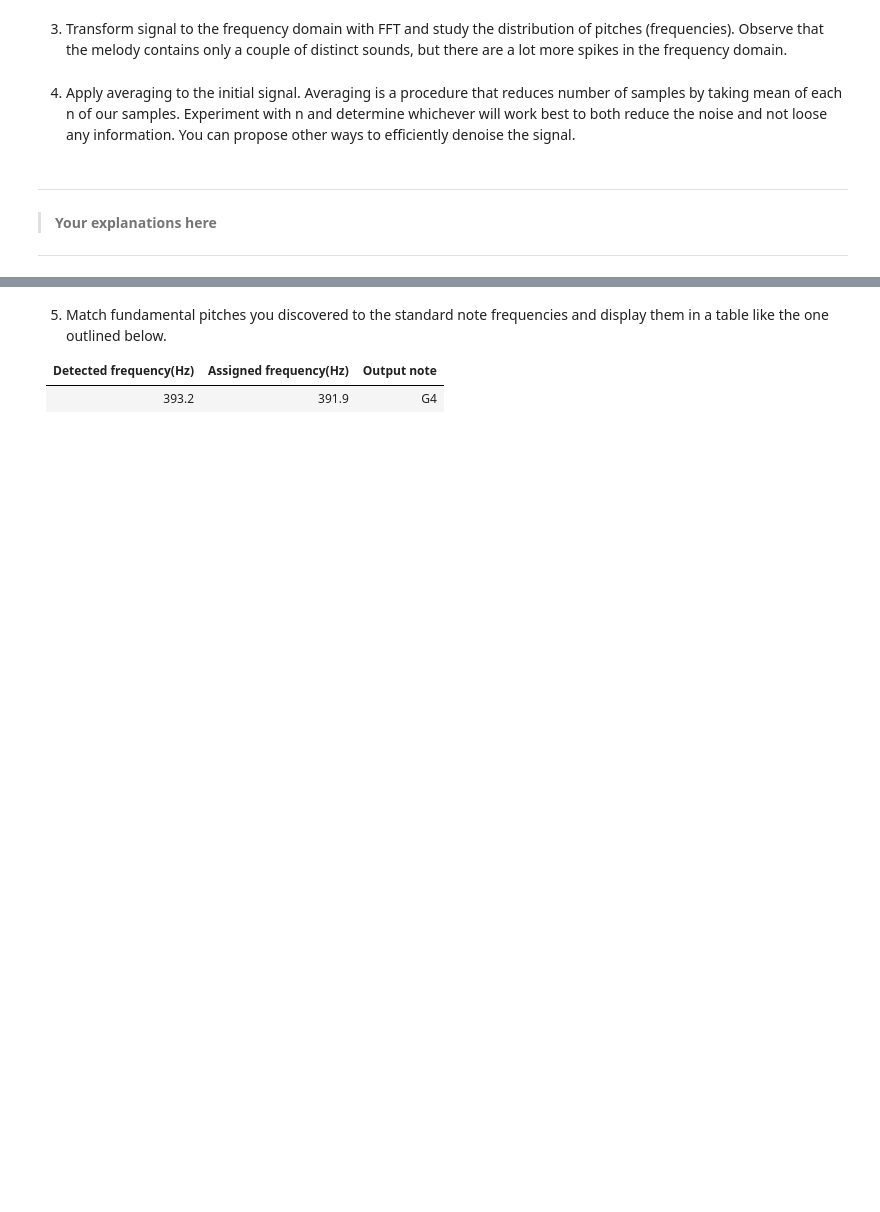
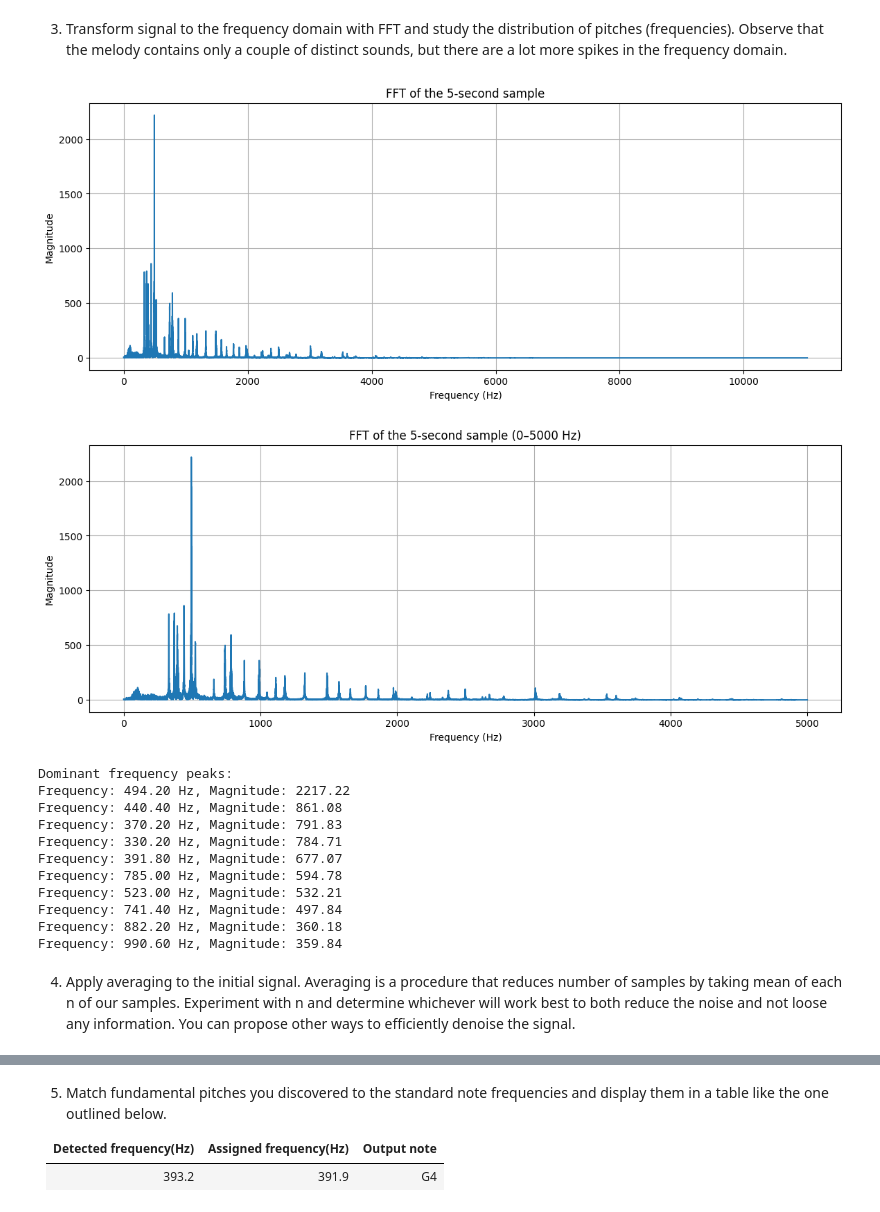
Before and after one commit to dd8ria/lab2_linijka, a Jupyter notebook: LA Lab 2 Template 2025.ipynb, the cells around one changed output, grey strips where cells are left out. Saved outputs shown, nothing was run; the diff lists cells and outputs as text; code cells hidden in the pictures; blank space fills up the shorter version.

```diff
--- a/LA Lab 2 Template 2025.ipynb
+++ b/LA Lab 2 Template 2025.ipynb
@@ -183,2 +210,55 @@ Observe that the melody contains only a couple of distinct sounds, but there are
+# %%
+#FFT of the 5-second sample
+N = len(samples)
+fft_vals = np.fft.rfft(samples)
+fft_freqs = np.fft.rfftfreq(N, d=1 / sampling_rate)
+magnitude = np.abs(fft_vals)
+
+#full frequency spectrum
+plt.figure(figsize=(14, 5))
+plt.plot(fft_freqs, magnitude)
+plt.title("FFT of the 5-second sample")
+plt.xlabel("Frequency (Hz)")
+plt.ylabel("Magnitude")
+plt.grid(True)
+plt.show()
+
+#the most relevant musical range
+max_freq = 5000
+mask = fft_freqs <= max_freq
+
+plt.figure(figsize=(14, 5))
+plt.plot(fft_freqs[mask], magnitude[mask])
+plt.title("FFT of the 5-second sample (0–5000 Hz)")
+plt.xlabel("Frequency (Hz)")
+plt.ylabel("Magnitude")
+plt.grid(True)
+plt.show()
+
+#dominant peaks
+peaks, _ = find_peaks(magnitude, height=np.max(magnitude) * 0.1, distance=50)
+peak_freqs = fft_freqs[peaks]
+peak_magnitudes = magnitude[peaks]
+
+#sorted peaks by strength
+sorted_indices = np.argsort(peak_magnitudes)[::-1]
+
+print("Dominant frequency peaks:")
+for i in sorted_indices[:10]:
+    print(f"Frequency: {peak_freqs[i]:.2f} Hz, Magnitude: {peak_magnitudes[i]:.2f}")
+# %% [output]
+[figure, added]
+[figure, added]
+Dominant frequency peaks:
+Frequency: 494.20 Hz, Magnitude: 2217.22
+Frequency: 440.40 Hz, Magnitude: 861.08
+Frequency: 370.20 Hz, Magnitude: 791.83
+Frequency: 330.20 Hz, Magnitude: 784.71
+Frequency: 391.80 Hz, Magnitude: 677.07
+Frequency: 785.00 Hz, Magnitude: 594.78
+Frequency: 523.00 Hz, Magnitude: 532.21
+Frequency: 741.40 Hz, Magnitude: 497.84
+Frequency: 882.20 Hz, Magnitude: 360.18
+Frequency: 990.60 Hz, Magnitude: 359.84
 # %% [markdown]
 4. Apply averaging to the initial signal. Averaging is a procedure that reduces number of samples by taking mean of each n of our samples. Experiment with n and determine whichever will work best to both reduce the noise and not loose any information. You can propose other ways to efficiently denoise the signal.
@@ -187,5 +264,0 @@ Observe that the melody contains only a couple of distinct sounds, but there are
-# %% [markdown]
----
->**Your explanations here**
-
----
```
Also changed, not shown: parts of 16 cells of this notebook, 1 other file.
